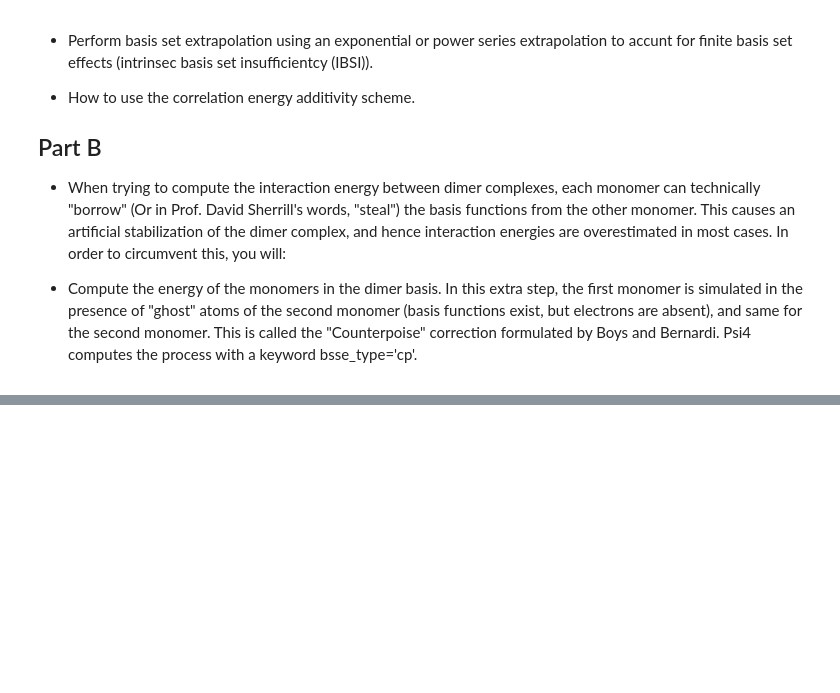
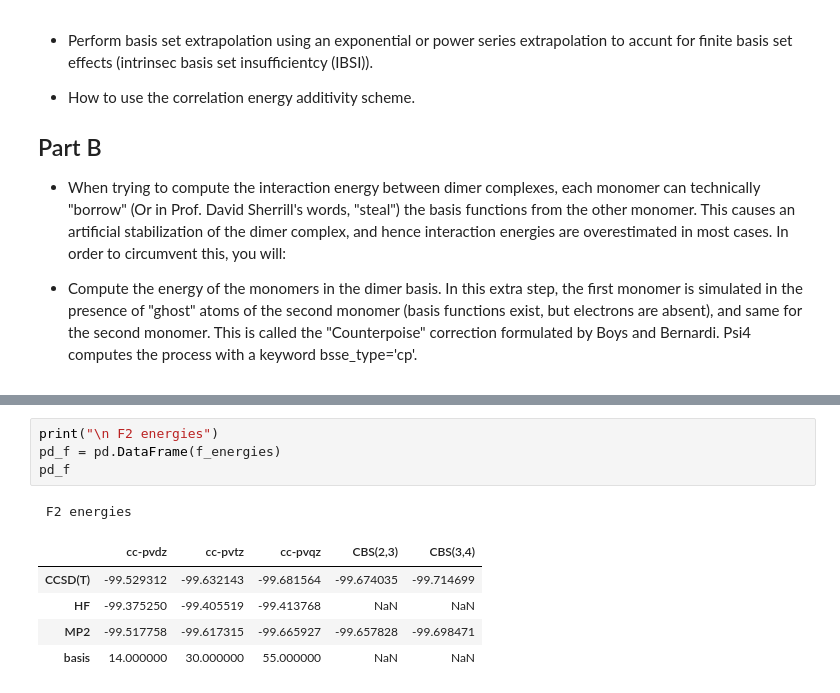
Before and after one commit to VHchavez/chm673, a Jupyter notebook: Labs/Lab3_Extrapolation_Techniques.ipynb, the cells around one changed output, grey strips where cells are left out. Cells and saved outputs as stored; diff of their text form; blank space fills up the shorter version.

```diff
--- a/Labs/Lab3_Extrapolation_Techniques.ipynb
+++ b/Labs/Lab3_Extrapolation_Techniques.ipynb
@@ -20,0 +495,11 @@ In this lab you will:
+# %%
+print("\n F2 energies")
+pd_f = pd.DataFrame(f_energies)
+pd_f
+# %% [output]
+ F2 energies
+|  | cc-pvdz | cc-pvtz | cc-pvqz | CBS(2,3) | CBS(3,4) |
+| CCSD(T) | -99.529312 | -99.632143 | -99.681564 | -99.674035 | -99.714699 |
+| HF | -99.375250 | -99.405519 | -99.413768 | NaN | NaN |
+| MP2 | -99.517758 | -99.617315 | -99.665927 | -99.657828 | -99.698471 |
+| basis | 14.000000 | 30.000000 | 55.000000 | NaN | NaN |
```
Also changed, not shown: parts of 47 cells of this notebook.
